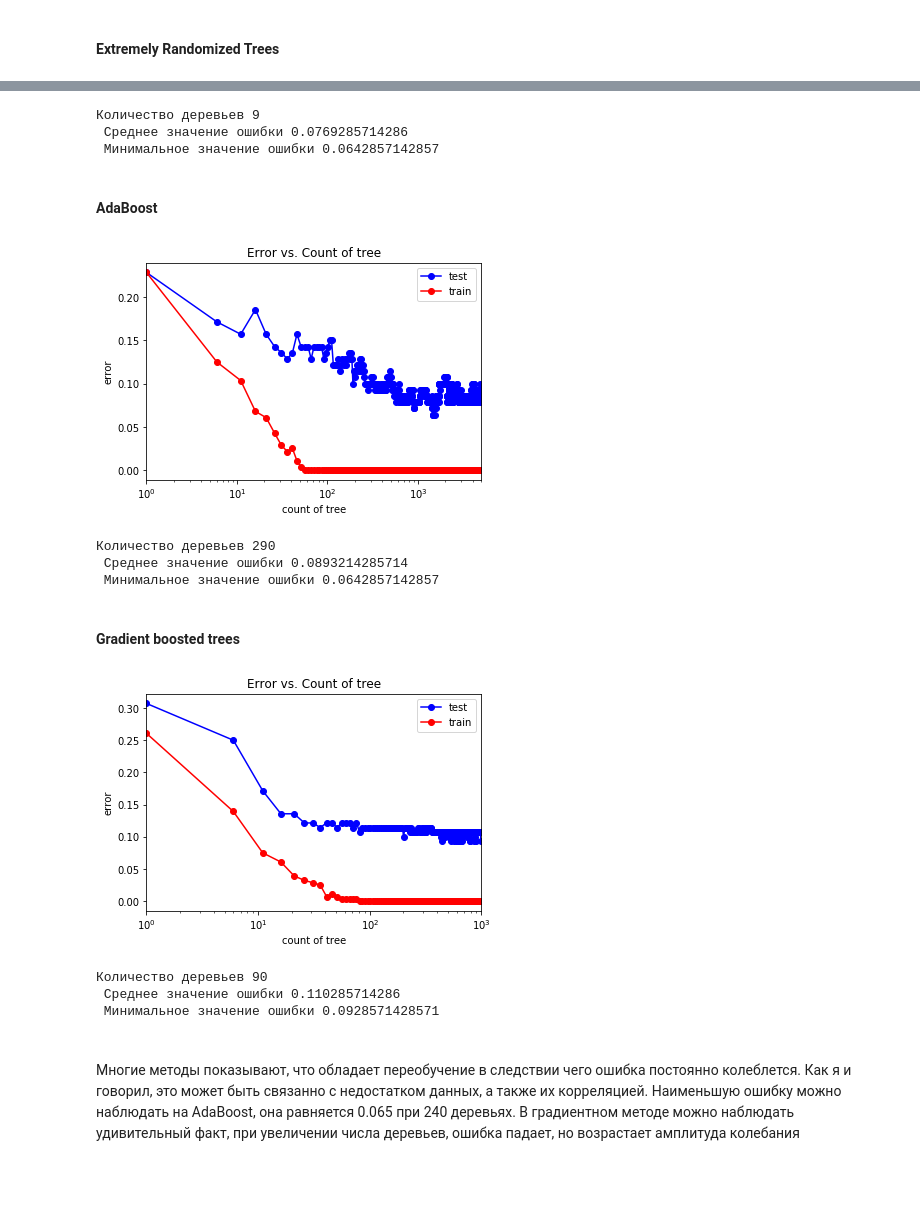
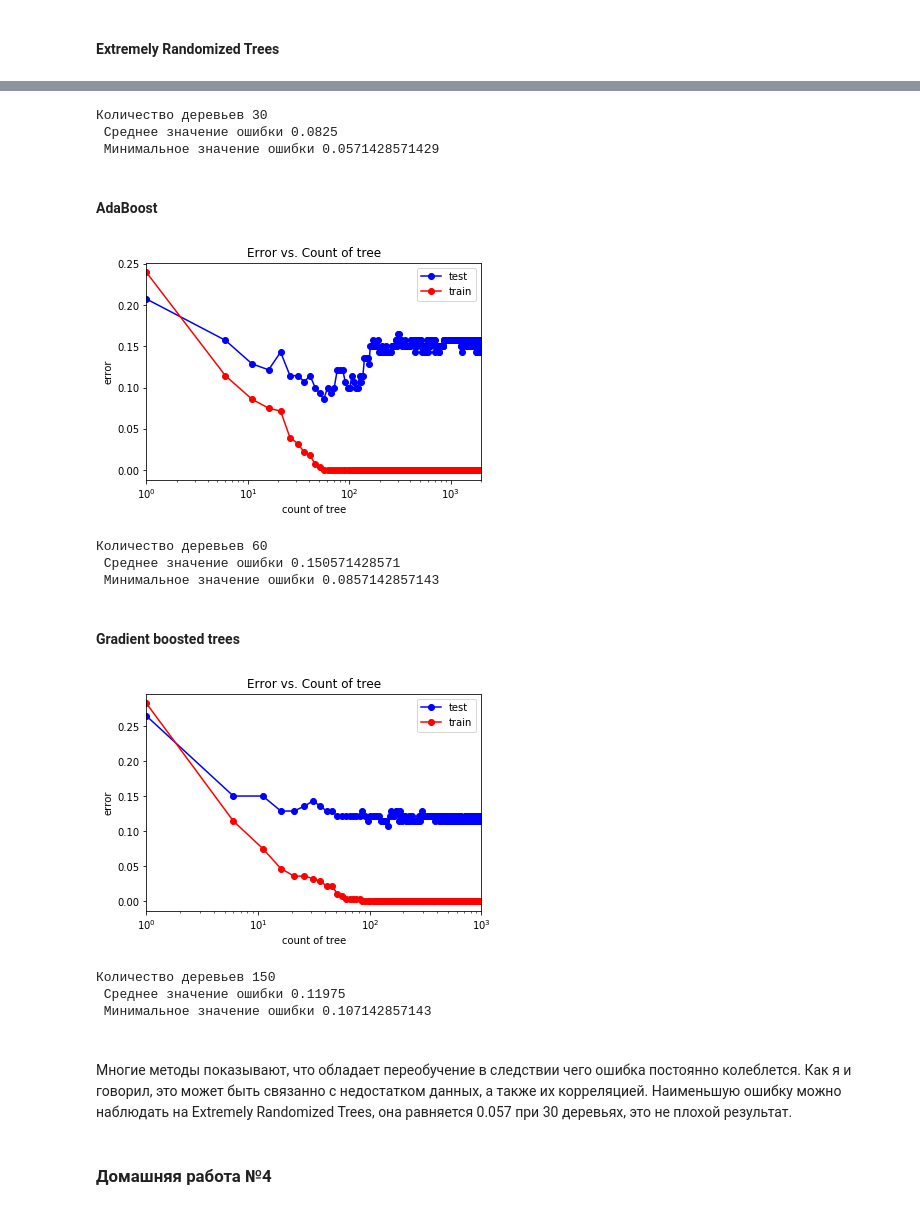
Before and after one commit to SergeyOsechkin/MachineLearningNNGU, a Jupyter notebook: Solution.ipynb, the cells around one changed output, grey strips where cells are left out. Saved outputs shown, nothing was run; the diff lists cells and outputs as text; code cells hidden in the pictures; blank space fills up the shorter version.

```diff
--- a/Solution.ipynb
+++ b/Solution.ipynb
@@ -429,47 +683,47 @@ pass
 # %%
-print('Количество деревьев ' + str(test_err.index(np.min(test_err)) + 1) + '\n',
+print('Количество деревьев ' + str((test_err.index(np.min(test_err)) + 1)*5) + '\n',
       'Среднее значение ошибки ' + str(np.mean(test_err)) + '\n',
       'Минимальное значение ошибки ' + str(np.min(test_err)))
 # %% [output]
-Количество деревьев 9
- Среднее значение ошибки 0.0769285714286
- Минимальное значение ошибки 0.0642857142857
+Количество деревьев 30
+ Среднее значение ошибки 0.0825
+ Минимальное значение ошибки 0.0571428571429
 # %% [markdown]
 <BR><strong>AdaBoost</strong></BR>
 # %%
 tree_arr = []
 oob_scores = []
-for i in range(1,5000,5):
+for i in range(1,2000,5):
     tree_arr.append(i)
 test_err = []
 train_err = []
 for tree in tree_arr:
     rf = ensemble.AdaBoostClassifier(n_estimators = tree)
     rf.fit(X_train, Y_train)
 
     Y_train_pred = rf.predict(X_train)
     Y_test_pred = rf.predict(X_test)
     train_err.append(np.mean(Y_train.values.ravel() != Y_train_pred))
     test_err.append(np.mean(Y_test.values.ravel() != Y_test_pred))
 
 plt.semilogx(tree_arr, test_err, 'b-o', label = 'test')
 plt.semilogx(tree_arr, train_err, 'r-o', label = 'train')
 plt.xlim([np.min(tree_arr), np.max(tree_arr)])
 plt.title('Error vs. Count of tree')
 plt.xlabel('count of tree')
 plt.ylabel('error')
 plt.legend()
 pass
 # %% [output]
-[figure, old version]
+[figure, new version]
 # %%
-print('Количество деревьев ' + str(test_err.index(np.min(test_err)) + 1) + '\n',
+print('Количество деревьев ' + str((test_err.index(np.min(test_err)) + 1)*5) + '\n',
       'Среднее значение ошибки ' + str(np.mean(test_err)) + '\n',
       'Минимальное значение ошибки ' + str(np.min(test_err)))
 # %% [output]
-Количество деревьев 290
- Среднее значение ошибки 0.0893214285714
- Минимальное значение ошибки 0.0642857142857
+Количество деревьев 60
+ Среднее значение ошибки 0.150571428571
+ Минимальное значение ошибки 0.0857142857143
 # %% [markdown]
 <BR><strong>Gradient boosted trees</strong></BR>
 # %%
@@ -499,14 +753,16 @@ plt.ylabel('error')
 plt.legend()
 pass
 # %% [output]
-[figure, old version]
+[figure, new version]
 # %%
-print('Количество деревьев ' + str(test_err.index(np.min(test_err)) + 1) + '\n',
+print('Количество деревьев ' + str((test_err.index(np.min(test_err)) + 1)*5) + '\n',
       'Среднее значение ошибки ' + str(np.mean(test_err)) + '\n',
       'Минимальное значение ошибки ' + str(np.min(test_err)))
 # %% [output]
-Количество деревьев 90
- Среднее значение ошибки 0.110285714286
- Минимальное значение ошибки 0.0928571428571
+Количество деревьев 150
+ Среднее значение ошибки 0.11975
+ Минимальное значение ошибки 0.107142857143
 # %% [markdown]
-<BR>Многие методы показывают, что обладает переобучение в следствии чего ошибка постоянно колеблется. Как я и говорил, это может быть связанно с недостатком данных, а также их корреляцией. Наименьшую ошибку можно наблюдать на AdaBoost, она равняется 0.065 при 240 деревьях. В градиентном методе можно наблюдать удивительный факт, при увеличении числа деревьев, ошибка падает, но возрастает амплитуда колебания</BR>
+<BR>Многие методы показывают, что обладает переобучение в следствии чего ошибка постоянно колеблется. Как я и говорил, это может быть связанно с недостатком данных, а также их корреляцией. Наименьшую ошибку можно наблюдать на Extremely Randomized Trees, она равняется 0.057 при 30 деревьях, это не плохой результат.</BR>
+# %% [markdown]
+<BR><big><strong>Домашняя работа №4</strong></big></BR>
```
Also changed, not shown: parts of 63 cells of this notebook.
